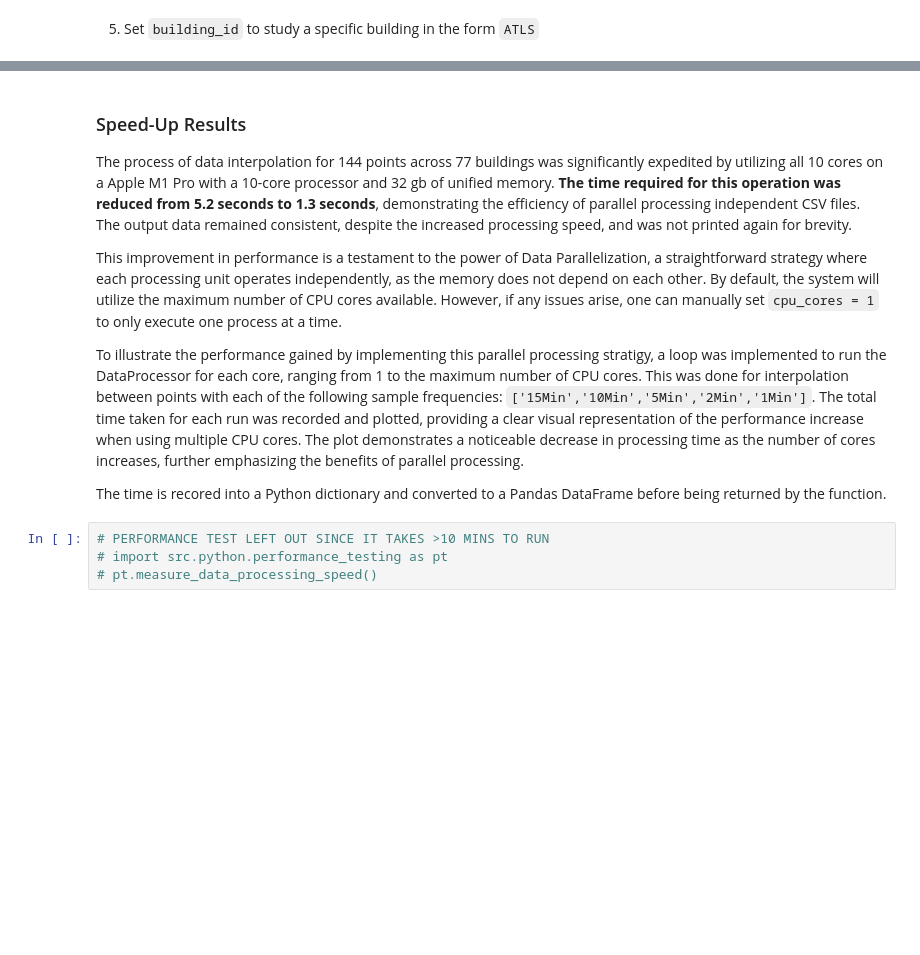
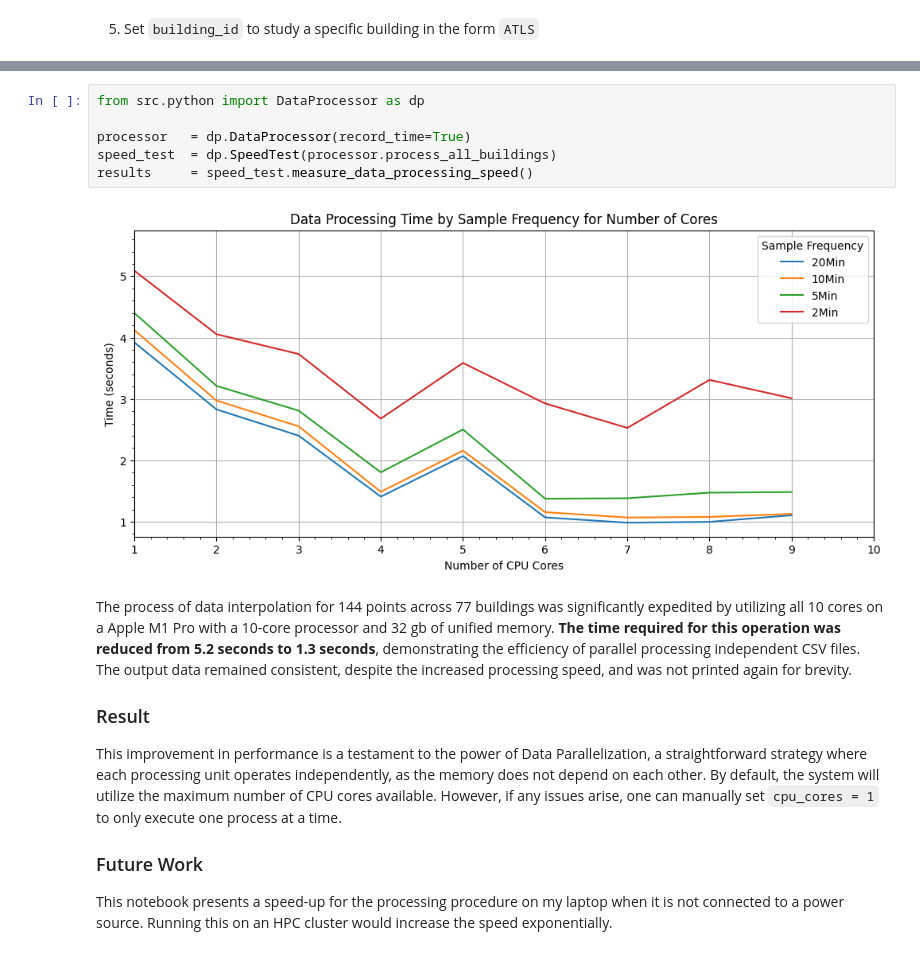
Before and after one commit to reisertyler/modeling-people-flow, a Jupyter notebook: DataProcessor.ipynb, the cells around one changed output, grey strips where cells are left out. Drawn from its saved outputs; the diff is of its cells as text; blank space fills up the shorter version.

Commit message:
the plot is backwards still but here is the outline of the code

```diff
--- a/DataProcessor.ipynb
+++ b/DataProcessor.ipynb
@@ -196,14 +216,18 @@ data_atlas      = data_processor.process_all_buildings()
+# %%
+from src.python import DataProcessor as dp
+
+processor   = dp.DataProcessor(record_time=True)
+speed_test  = dp.SpeedTest(processor.process_all_buildings)
+results     = speed_test.measure_data_processing_speed()
+# %% [output]
+[figure, added]
 # %% [markdown]
-### Speed-Up Results
+The process of data interpolation for 144 points across 77 buildings was significantly expedited by utilizing all 10 cores on a Apple M1 Pro with a 10-core processor and 32 gb of unified memory. **The time required for this operation was reduced from 5.2 seconds to 1.3 seconds**, demonstrating the efficiency of parallel processing independent CSV files. The output data remained consistent, despite the increased processing speed, and was not printed again for brevity.
 
-The process of data interpolation for 144 points across 77 buildings was significantly expedited by utilizing all 10 cores on a Apple M1 Pro with a 10-core processor and 32 gb of unified memory. **The time required for this operation was reduced from 5.2 seconds to 1.3 seconds**, demonstrating the efficiency of parallel processing independent CSV files. The output data remained consistent, despite the increased processing speed, and was not printed again for brevity.
+### Result
 
 This improvement in performance is a testament to the power of Data Parallelization, a straightforward strategy where each processing unit operates independently, as the memory does not depend on each other. By default, the system will utilize the maximum number of CPU cores available. However, if any issues arise, one can manually set `cpu_cores = 1` to only execute one process at a time.
 
-To illustrate the performance gained by implementing this parallel processing stratigy, a loop was implemented to run the DataProcessor for each core, ranging from 1 to the maximum number of CPU cores. This was done for interpolation between points with each of the following sample frequencies: `['15Min','10Min','5Min','2Min','1Min']`. The total time taken for each run was recorded and plotted, providing a clear visual representation of the performance increase when using multiple CPU cores. The plot demonstrates a noticeable decrease in processing time as the number of cores increases, further emphasizing the benefits of parallel processing.
+### Future Work
 
-The time is recored into a Python dictionary and converted to a Pandas DataFrame before being returned by the function.
+This notebook presents a speed-up for the processing procedure on my laptop when it is not connected to a power source. Running this on an HPC cluster would increase the speed exponentially.
-# %%
-# PERFORMANCE TEST LEFT OUT SINCE IT TAKES >10 MINS TO RUN
-# import src.python.performance_testing as pt
-# pt.measure_data_processing_speed()
```
Also changed, not shown: parts of 28 cells of this notebook, 1 other file.
